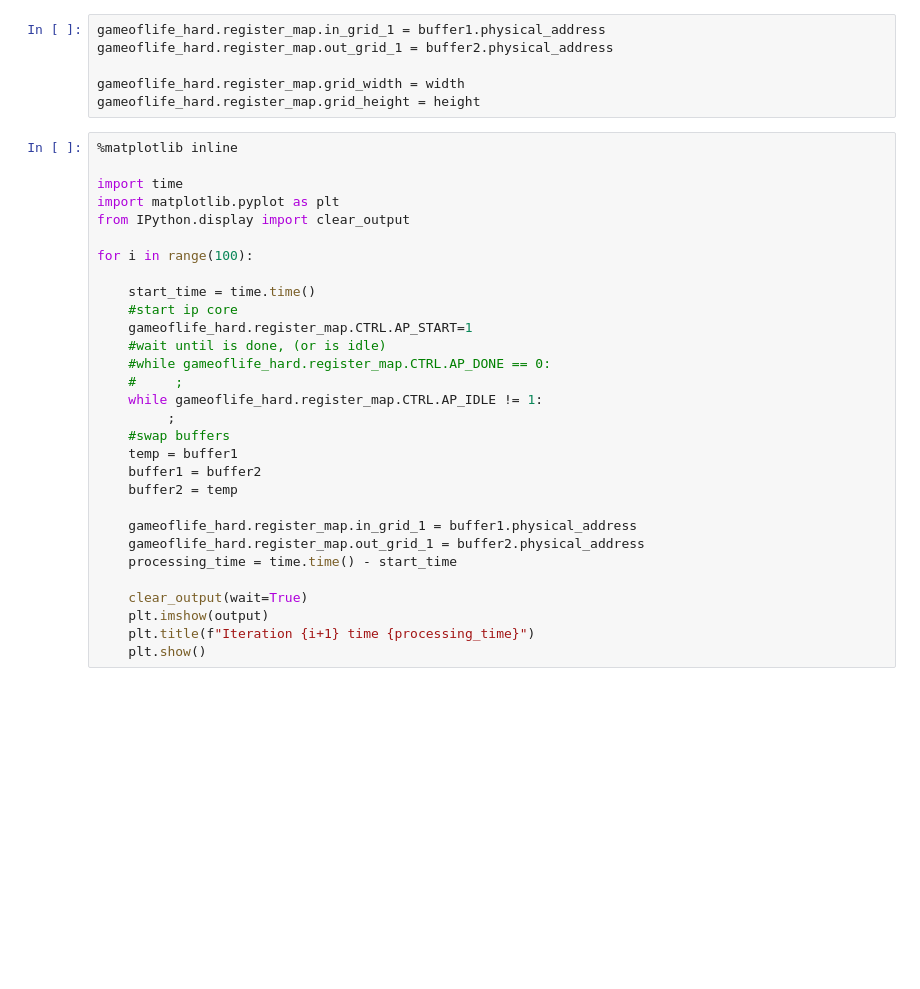
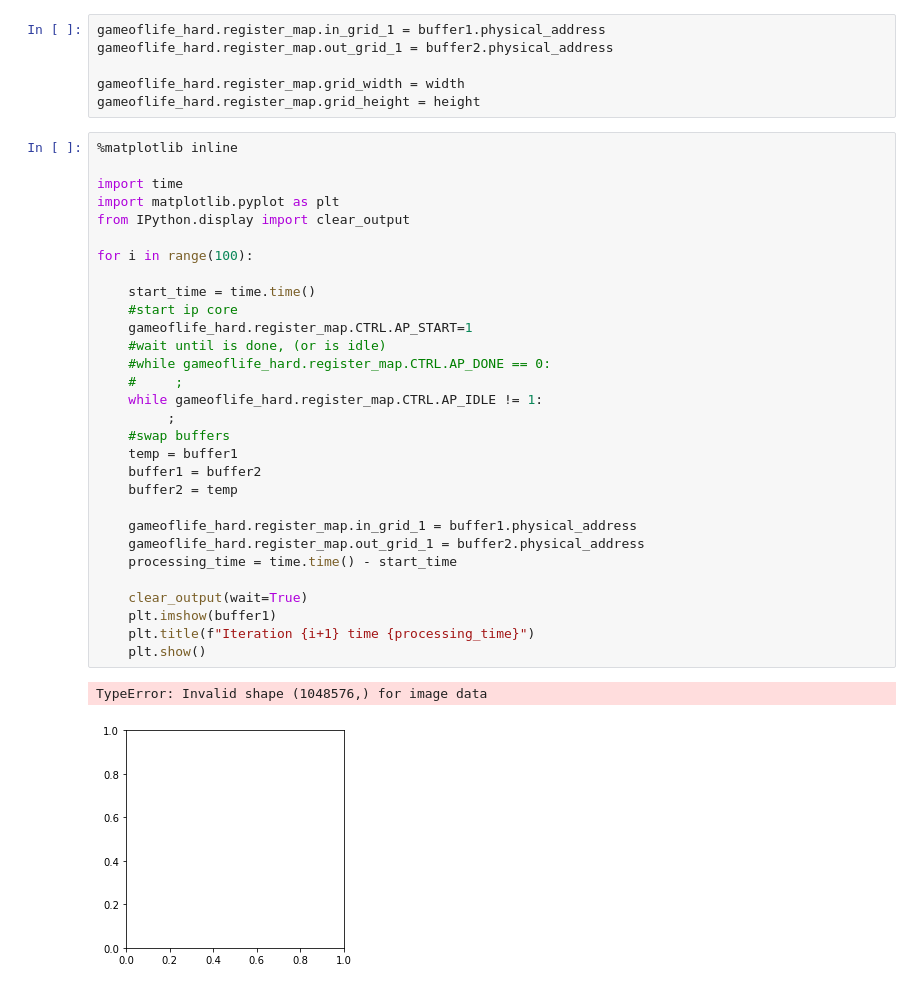
Before and after one commit to nosemeocurreapodo/Embedded_Systems_labs, a Jupyter notebook: gameoflife2/gameoflife_hard.ipynb, the cells around one changed output. Cells and saved outputs as stored; diff of their text form; blank space fills up the shorter version.

```diff
--- a/gameoflife2/gameoflife_hard.ipynb
+++ b/gameoflife2/gameoflife_hard.ipynb
@@ -61,30 +59,33 @@ gameoflife_hard.register_map.grid_height = height
 # %%
 %matplotlib inline
 
 import time
 import matplotlib.pyplot as plt
 from IPython.display import clear_output
 
 for i in range(100):
 
     start_time = time.time()
     #start ip core
     gameoflife_hard.register_map.CTRL.AP_START=1
     #wait until is done, (or is idle)
     #while gameoflife_hard.register_map.CTRL.AP_DONE == 0:
     #     ;
     while gameoflife_hard.register_map.CTRL.AP_IDLE != 1:
          ;
     #swap buffers
     temp = buffer1
     buffer1 = buffer2
     buffer2 = temp
 
     gameoflife_hard.register_map.in_grid_1 = buffer1.physical_address
     gameoflife_hard.register_map.out_grid_1 = buffer2.physical_address
     processing_time = time.time() - start_time
 
     clear_output(wait=True)
-    plt.imshow(output)
+    plt.imshow(buffer1)
     plt.title(f"Iteration {i+1} time {processing_time}")
     plt.show()
+# %% [output]
+TypeError: Invalid shape (1048576,) for image data
+[figure, added]
```
Also changed, not shown: parts of 2 cells of this notebook.
